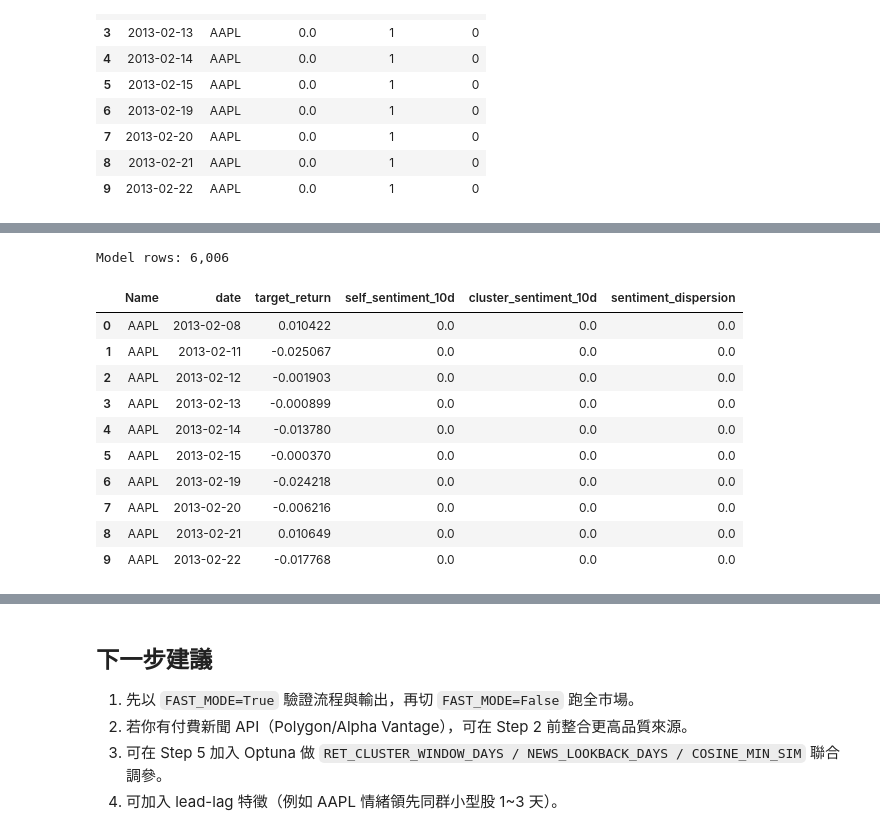
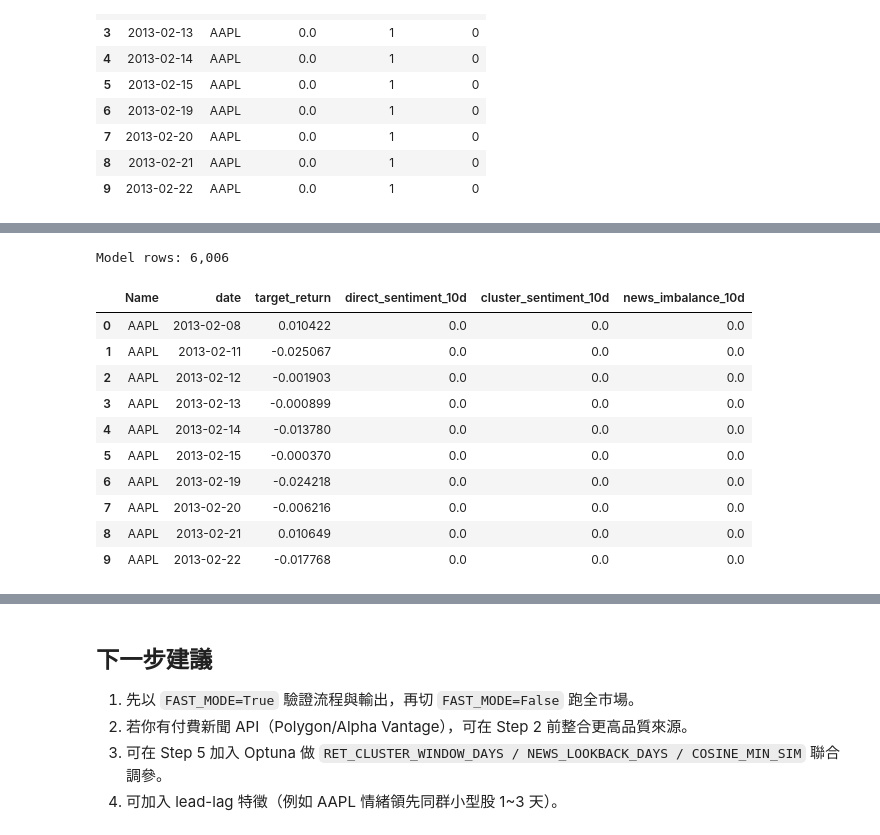
Before and after one commit to EnochCHIU-polyu/ML-in-Finance-Data-Project, a Jupyter notebook: project_folder/02_stock_price_regression/implementation/02D_Dynamic_Cluster_News_XGBoost.ipynb, the cells around one changed output, grey strips where cells are left out. Drawn from its saved outputs; the diff is of its cells as text; code cells hidden in the pictures.

```diff
--- a/project_folder/02_stock_price_regression/implementation/02D_Dynamic_Cluster_News_XGBoost.ipynb
+++ b/project_folder/02_stock_price_regression/implementation/02D_Dynamic_Cluster_News_XGBoost.ipynb
@@ -592,37 +650,50 @@ def make_price_features(g):
     g['momentum_5'] = (g['close'] - g['close'].shift(5)) / g['close'].shift(5)
     g['volatility_20'] = g['daily_return'].rolling(20).std()
     g['hl_spread'] = (g['high'] - g['low']) / g['open']
     g['volume_norm'] = g['volume'] / g['volume'].rolling(20).mean()
     return g
 
 model_df = pd.concat([make_price_features(df[df['Name'] == s]) for s in symbols], ignore_index=True)
 model_df['date'] = pd.to_datetime(model_df['date']).dt.normalize()
 
 model_df = model_df.merge(news_feature_df, on=['Name', 'date'], how='left')
 
 news_cols = [
-    'self_sentiment_10d',
+    'direct_sentiment_3d',
+    'direct_sentiment_10d',
+    'cluster_sentiment_3d',
     'cluster_sentiment_10d',
+    'macro_sentiment_3d',
     'macro_sentiment_10d',
+    'sentiment_momentum_direct',
+    'sentiment_momentum_cluster',
     'sentiment_dispersion',
+    'direct_count_10d',
+    'cluster_count_10d',
+    'macro_count_10d',
     'news_count_10d',
-    'cluster_news_count_10d'
+    'cluster_news_count_10d',
+    'news_intensity_10d',
+    'news_imbalance_10d',
+    'avg_cosine_sim_10d',
+    'max_cosine_sim_10d',
+    'weighted_abs_sentiment_10d',
 ]
 for c in news_cols:
     model_df[c] = model_df[c].fillna(0.0)
 
 # 防止同日資訊滲漏：新聞特徵對每檔股票整體向後位移一天
 model_df = model_df.sort_values(['Name', 'date']).reset_index(drop=True)
 for c in news_cols:
     model_df[c] = model_df.groupby('Name')[c].shift(1).fillna(0.0)
 
 model_df = model_df.dropna(subset=['target', 'target_return']).reset_index(drop=True)
 
 print(f'Model rows: {len(model_df):,}')
-display(model_df[['Name', 'date', 'target_return', 'self_sentiment_10d', 'cluster_sentiment_10d', 'sentiment_dispersion']].head(10))
+display(model_df[['Name', 'date', 'target_return', 'direct_sentiment_10d', 'cluster_sentiment_10d', 'news_imbalance_10d']].head(10))
 # %% [output]
 Model rows: 6,006
-|  | Name | date | target_return | self_sentiment_10d | cluster_sentiment_10d | sentiment_dispersion |
+|  | Name | date | target_return | direct_sentiment_10d | cluster_sentiment_10d | news_imbalance_10d |
 | 0 | AAPL | 2013-02-08 | 0.010422 | 0.0 | 0.0 | 0.0 |
 | 1 | AAPL | 2013-02-11 | -0.025067 | 0.0 | 0.0 | 0.0 |
 | 2 | AAPL | 2013-02-12 | -0.001903 | 0.0 | 0.0 | 0.0 |
```
Also changed, not shown: parts of 6 cells of this notebook, 5 other files.
